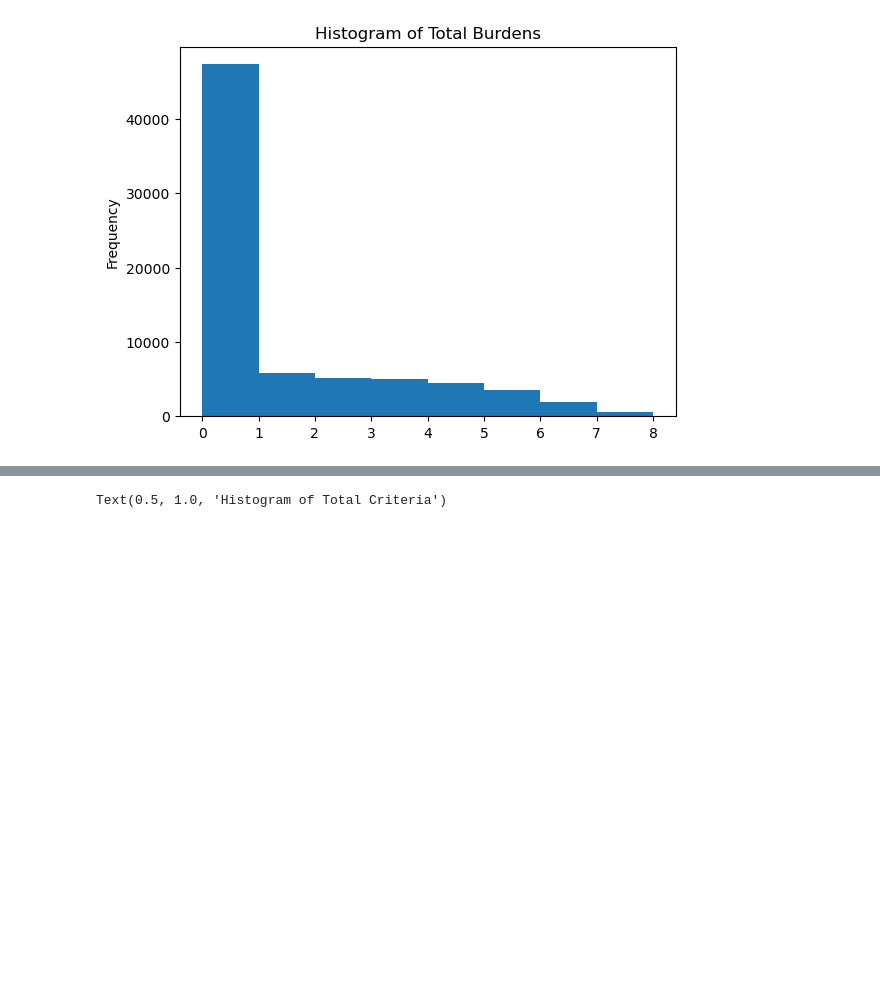
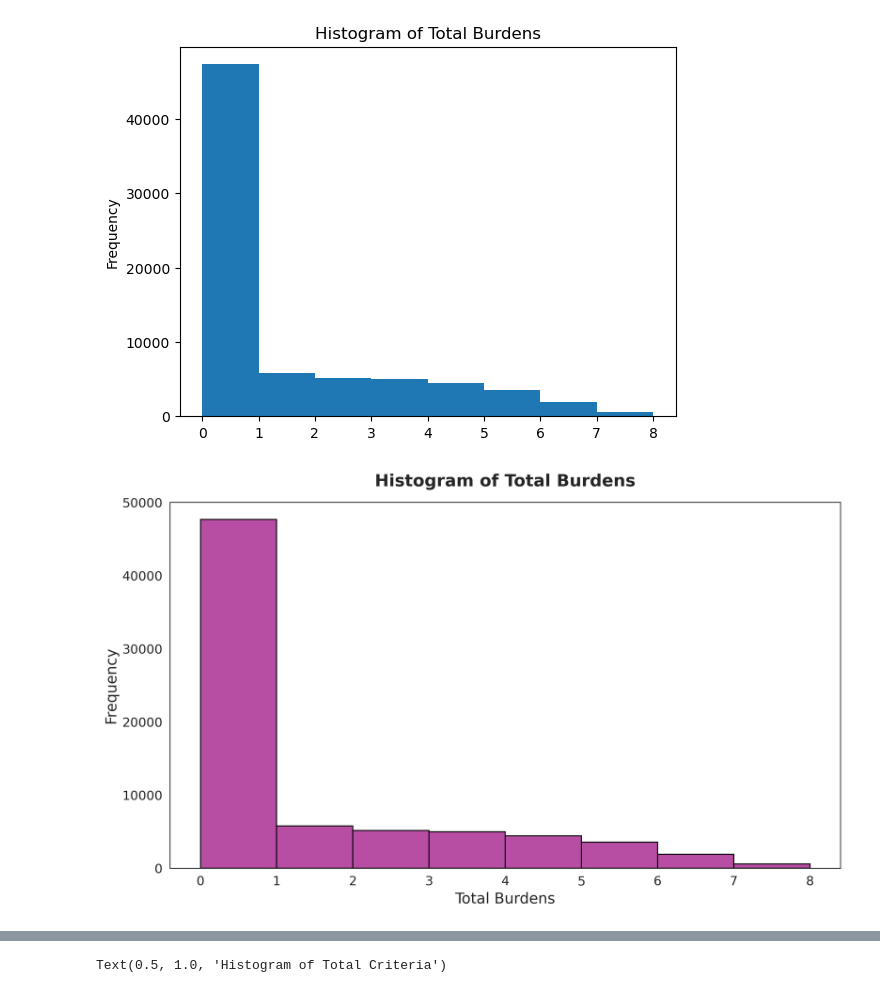
Before and after one commit to haylee360/j40-data-exploration, a Jupyter notebook: docs/mapping.ipynb, the cells around one changed output, grey strips where cells are left out. Cells and saved outputs as stored; diff of their text form; code cells hidden in the pictures; blank space fills up the shorter version.

```diff
--- a/docs/mapping.ipynb
+++ b/docs/mapping.ipynb
@@ -264,3 +264,36 @@ plt.title('Histogram of Total Burdens')
 # %% [output]
 Text(0.5, 1.0, 'Histogram of Total Burdens')
 [figure]
+# %%
+import matplotlib.pyplot as plt
+import seaborn as sns
+
+# Set a modern seaborn style
+sns.set_style("white")
+
+# Create the figure and axis
+fig, ax = plt.subplots(figsize=(10, 6), dpi=300)
+
+# Plot the histogram with a nice color and edge effect
+sns.histplot(comm_small['total_burdens'], bins=8, color="#9f1386", edgecolor="black", ax=ax)
+
+# Add a title with better formatting
+ax.set_title("Histogram of Total Burdens", fontsize=16, fontweight="bold", pad=15)
+
+# Label the axes
+ax.set_xlabel("Total Burdens", fontsize=14)
+ax.set_ylabel("Frequency", fontsize=14)
+
+# Customize tick label sizes
+ax.tick_params(axis='both', labelsize=12)
+
+# Add a tight layout for a clean look
+plt.tight_layout()
+
+# Save the figure
+plt.savefig("../images/hist_burd.png", bbox_inches="tight", dpi=300)
+
+# Show the plot
+plt.show()
+# %% [output]
+[figure, added]
```
Also changed, not shown: parts of 1 cell of this notebook, 1 other file.
